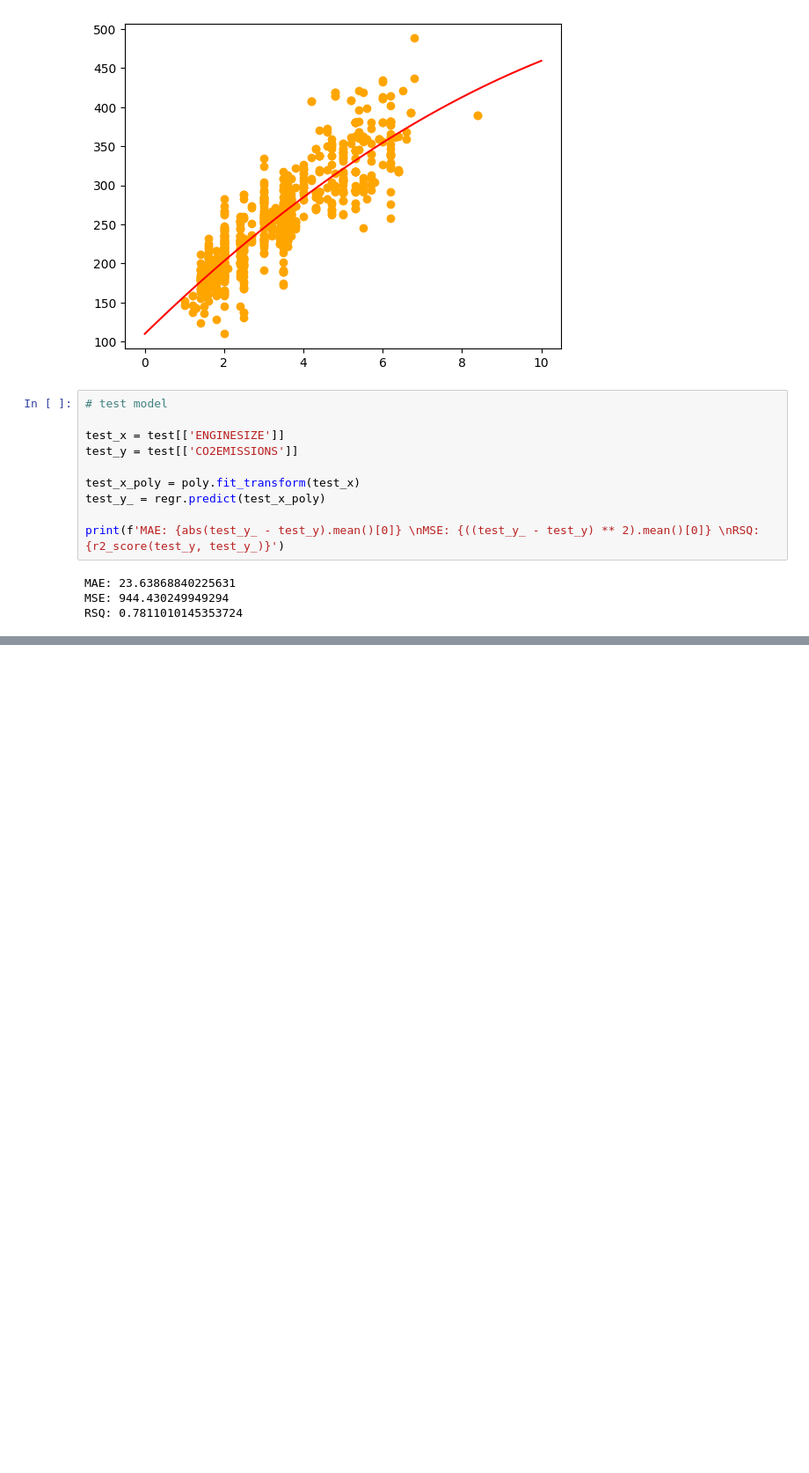
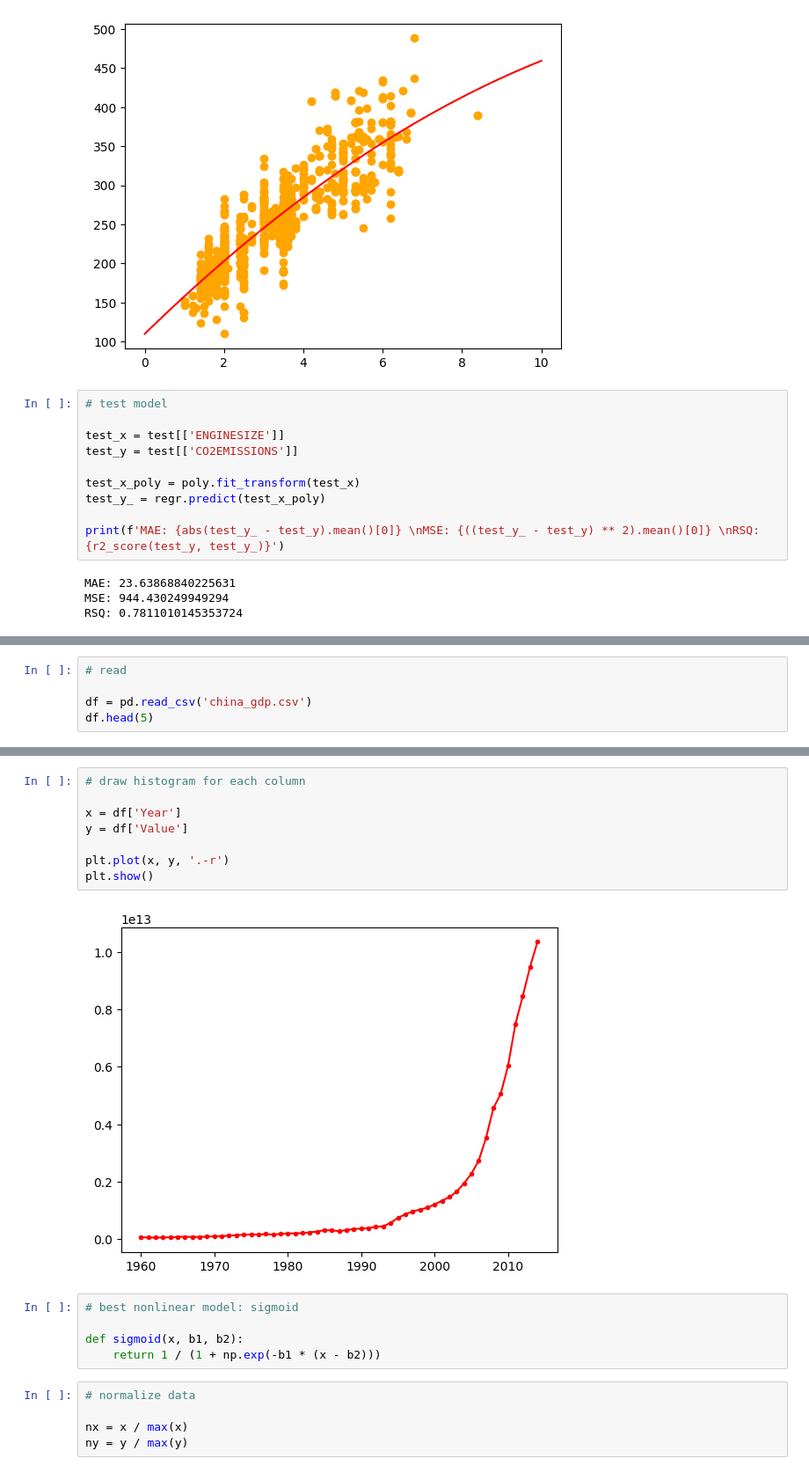
Before and after one commit to AleeRezaa/Learn-Machine-Learning, a Jupyter notebook: Regression/regression.ipynb, the cells around one changed output, grey strips where cells are left out. Shown at 88% size. Saved outputs shown, nothing was run; the diff lists cells and outputs as text; blank space fills up the shorter version.

Commit message:
nonlinear regression completed

```diff
--- a/Regression/regression.ipynb
+++ b/Regression/regression.ipynb
@@ -179,0 +180,5 @@ RSQ: 0.7811010145353724
+# %%
+# read
+
+df = pd.read_csv('china_gdp.csv')
+df.head(5)
@@ -179,0 +206,20 @@ RSQ: 0.7811010145353724
+# %%
+# draw histogram for each column
+
+x = df['Year']
+y = df['Value']
+
+plt.plot(x, y, '.-r')
+plt.show()
+# %% [output]
+[figure, added]
+# %%
+# best nonlinear model: sigmoid
+
+def sigmoid(x, b1, b2):
+    return 1 / (1 + np.exp(-b1 * (x - b2)))
+# %%
+# normalize data
+
+nx = x / max(x)
+ny = y / max(y)
```
Also changed, not shown: parts of 11 cells of this notebook.
